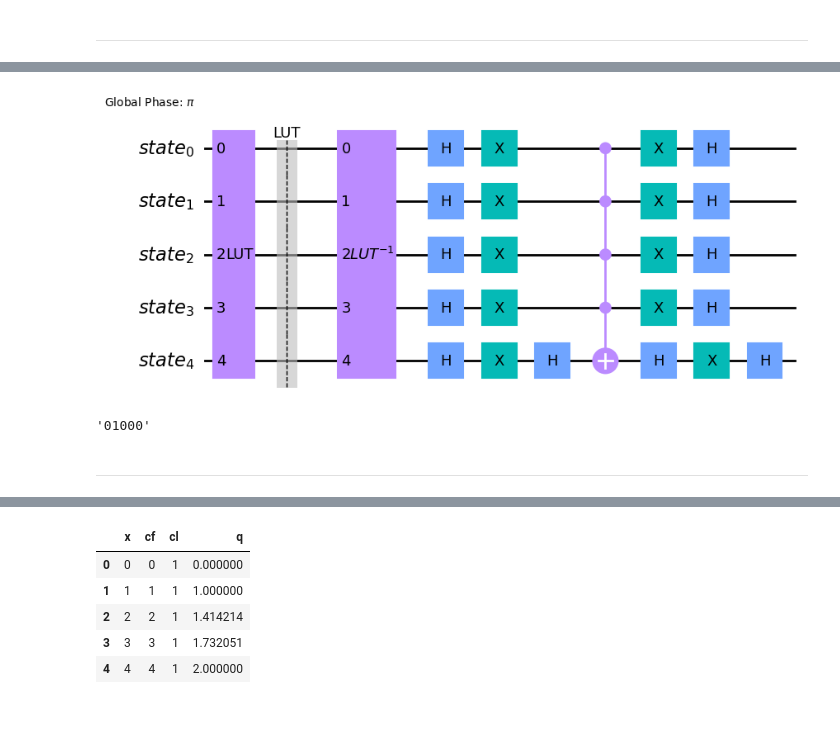
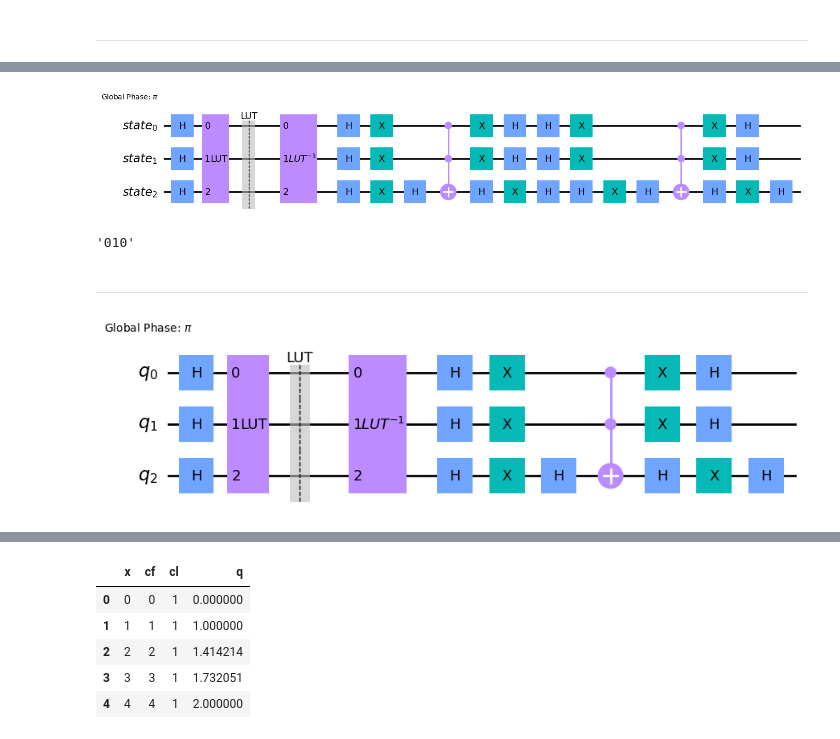
Before and after one commit to Dpbm/scientific-research-1-quantum-oracles, a Jupyter notebook: code/file-explorer.ipynb, the cells around one changed output, grey strips where cells are left out. Saved outputs shown, nothing was run; the diff lists cells and outputs as text; code cells hidden in the pictures.

```diff
--- a/code/file-explorer.ipynb
+++ b/code/file-explorer.ipynb
@@ -152,7 +139,7 @@ def get_oracle_overload(files, targets):
     return encoded_bin,oracle
 # %%
 lut_binary,oracle = encoding_files_to_oracle(n_qubits,files)
-unvalid_states,oracle_inv = get_oracle_overload(files, ['vqzbd.txt'])
+unvalid_states,oracle_inv = get_oracle_overload(files, ['fyxjl.txt'])
 
 good_state = list(set(lut_binary) - set(unvalid_states))
 
@@ -185,13 +183,20 @@ array_to_latex(unitary, max_size=10000)
 # %%
 problem = AmplificationProblem(qc, is_good_state=good_state)
-problem.grover_operator.decompose().draw(output='mpl', filename=get_image_path("lut-grover.png"))
+problem.grover_operator.decompose().draw(output='mpl')
 # %% [output]
-[figure, old version]
+[figure, new version]
 # %%
 grover = Grover(sampler=Sampler())
 result = grover.amplify(problem)
 result.top_measurement
 # %% [output]
-'01000'
+'010'
 # %% [markdown]
 ---
+# %%
+qc = QuantumCircuit(3)
+qc.h(range(3))
+qc.compose(problem.grover_operator.decompose(), range(3), inplace=True)
+qc.draw('mpl')
+# %% [output]
+[figure, added]
```
Also changed, not shown: parts of 28 cells of this notebook, 9 other files.
